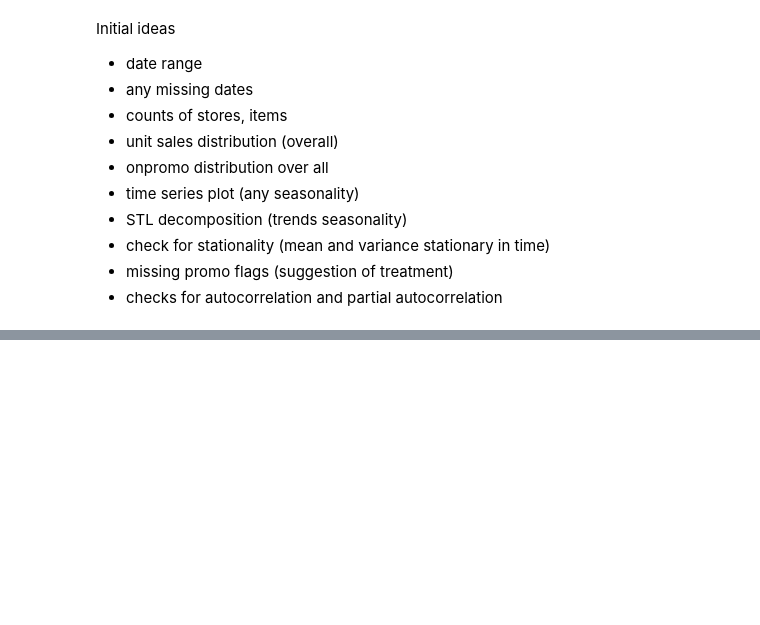
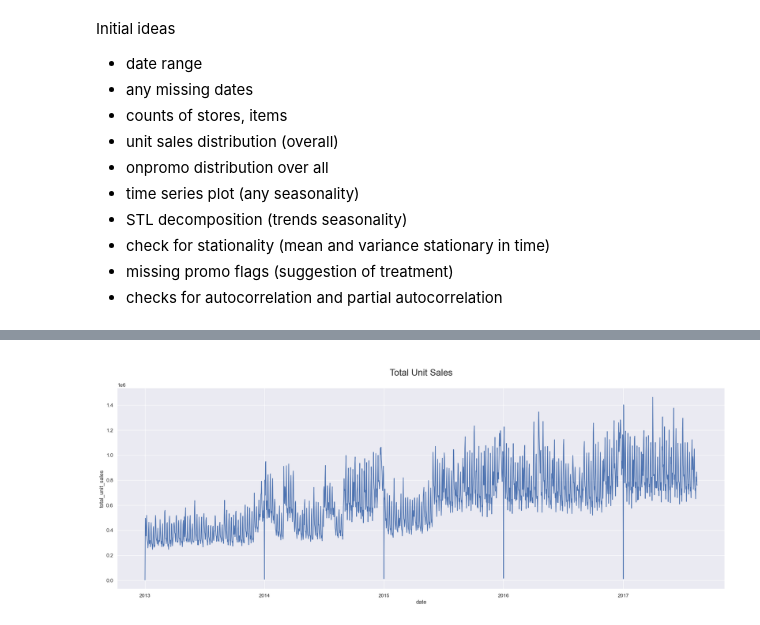
Before and after one commit to ocelot-engineering/supermarketDemandForecasting, a Jupyter notebook: src/eda/eda_main.ipynb, the cells around one changed output, grey strips where cells are left out. Drawn from its saved outputs; the diff is of its cells as text; code cells hidden in the pictures; blank space fills up the shorter version.

Commit message:
EDA of train data started - looking at total and average sales

```diff
--- a/src/eda/eda_main.ipynb
+++ b/src/eda/eda_main.ipynb
@@ -11,6 +11,15 @@ Note, this is the largest dataset and the assumption is most of the feature engi
 # %%
 from config import proj
 from pyspark.sql import SparkSession
+import matplotlib as mpl
+import matplotlib.pyplot as plt
+import seaborn as sns
+import pyspark.pandas as ps
+import pyspark.sql.functions as sf
+import warnings
+
+warnings.filterwarnings('ignore')
+
 spark = SparkSession.builder.getOrCreate()
-df = spark.read.parquet(str(proj.Config.paths.get("data_proc").joinpath("train.parquet")))
+train = spark.read.parquet(str(proj.Config.paths.get("data_proc").joinpath("train.parquet")))
 # %%
@@ -40,0 +62,5 @@ Initial ideas
+# %%
+sales_total = train.select("date", "unit_sales")\
+    .groupby(train.date)\
+    .agg(sf.sum('unit_sales').alias('total_unit_sales'))\
+    .toPandas()
@@ -40,0 +84,6 @@ Initial ideas
+# %%
+sns.set(rc={"figure.figsize":(24,8)})
+ax=sns.lineplot(data=sales_total,x="date",y="total_unit_sales")
+ax.axes.set_title("\nTotal Unit Sales\n",fontsize=20);
+# %% [output]
+[figure, added]
```
Also changed, not shown: parts of 18 cells of this notebook.
